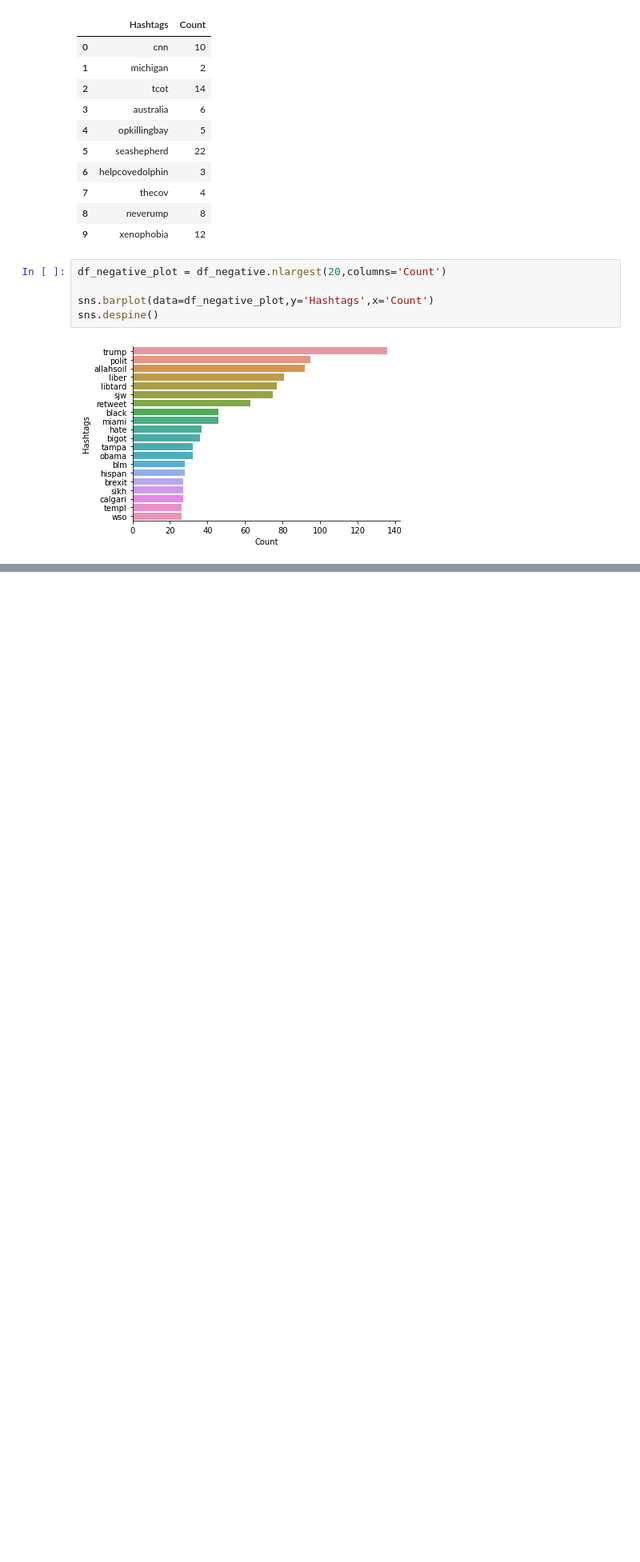
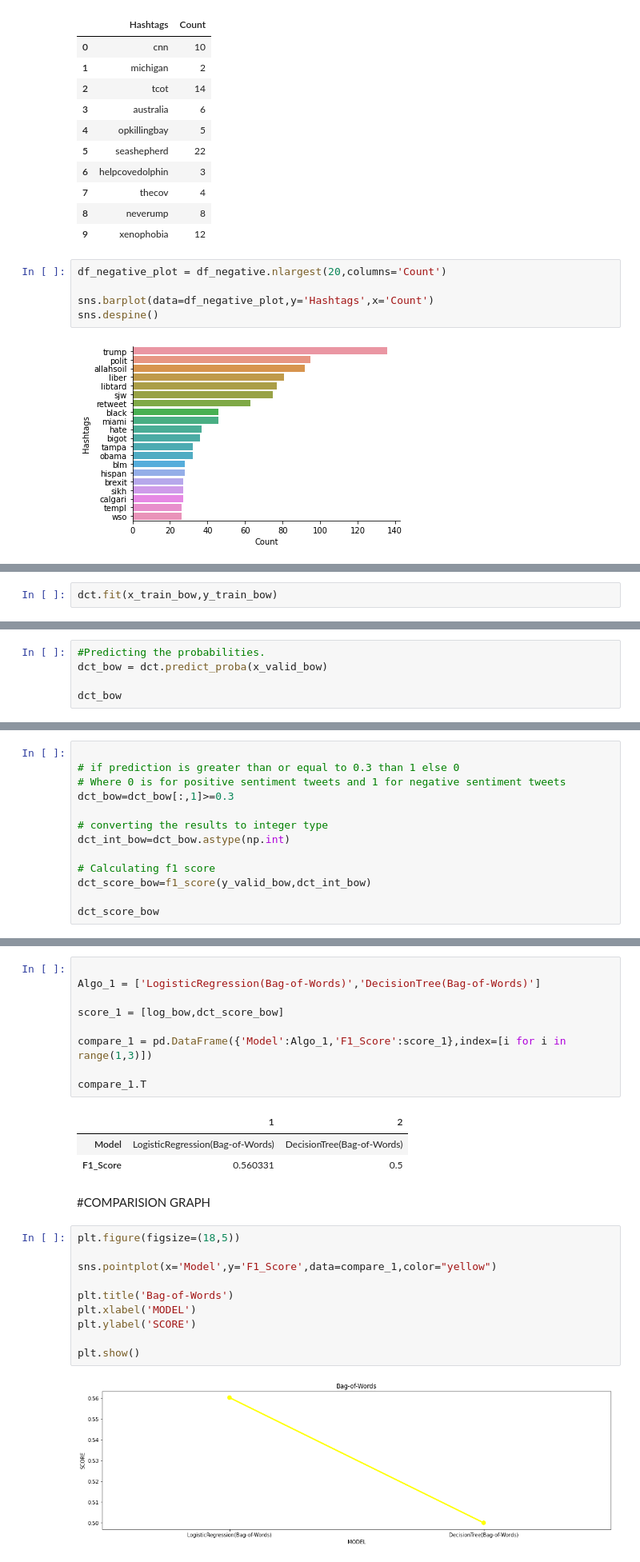
Before and after one commit to praharsh07-p/Sentimental-Analysis, a Jupyter notebook: Sentimental_Analysis.ipynb, the cells around one changed output, grey strips where cells are left out. Shown at 80% size. Drawn from its saved outputs; the diff is of its cells as text; blank space fills up the shorter version.

Commit message:
Sentimental-Analysis

```diff
--- a/Sentimental_Analysis.ipynb
+++ b/Sentimental_Analysis.ipynb
@@ -430,0 +629,2 @@ sns.despine()
+# %%
+dct.fit(x_train_bow,y_train_bow)
@@ -430,0 +638,5 @@ sns.despine()
+# %%
+#Predicting the probabilities.
+dct_bow = dct.predict_proba(x_valid_bow)
+
+dct_bow
@@ -430,0 +653,13 @@ sns.despine()
+# %%
+
+# if prediction is greater than or equal to 0.3 than 1 else 0
+# Where 0 is for positive sentiment tweets and 1 for negative sentiment tweets
+dct_bow=dct_bow[:,1]>=0.3
+
+# converting the results to integer type
+dct_int_bow=dct_bow.astype(np.int)
+
+# Calculating f1 score
+dct_score_bow=f1_score(y_valid_bow,dct_int_bow)
+
+dct_score_bow
@@ -430,0 +709,27 @@ sns.despine()
+# %%
+
+Algo_1 = ['LogisticRegression(Bag-of-Words)','DecisionTree(Bag-of-Words)']
+
+score_1 = [log_bow,dct_score_bow]
+
+compare_1 = pd.DataFrame({'Model':Algo_1,'F1_Score':score_1},index=[i for i in range(1,3)])
+
+compare_1.T
+# %% [output]
+|  | 1 | 2 |
+| Model | LogisticRegression(Bag-of-Words) | DecisionTree(Bag-of-Words) |
+| F1_Score | 0.560331 | 0.5 |
+# %% [markdown]
+#COMPARISION GRAPH
+# %%
+plt.figure(figsize=(18,5))
+
+sns.pointplot(x='Model',y='F1_Score',data=compare_1,color="yellow")
+
+plt.title('Bag-of-Words')
+plt.xlabel('MODEL')
+plt.ylabel('SCORE')
+
+plt.show()
+# %% [output]
+[figure, added]
```
Also changed, not shown: parts of 65 cells of this notebook.
